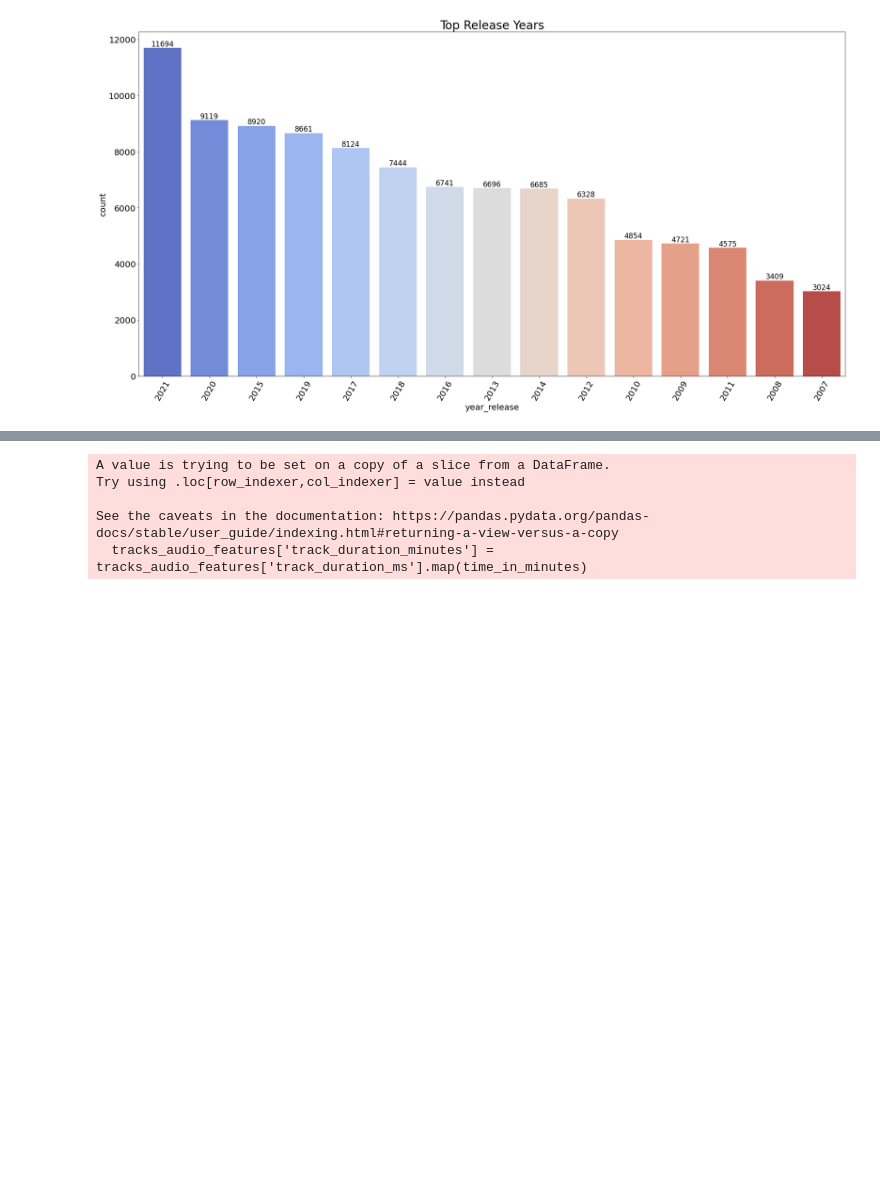
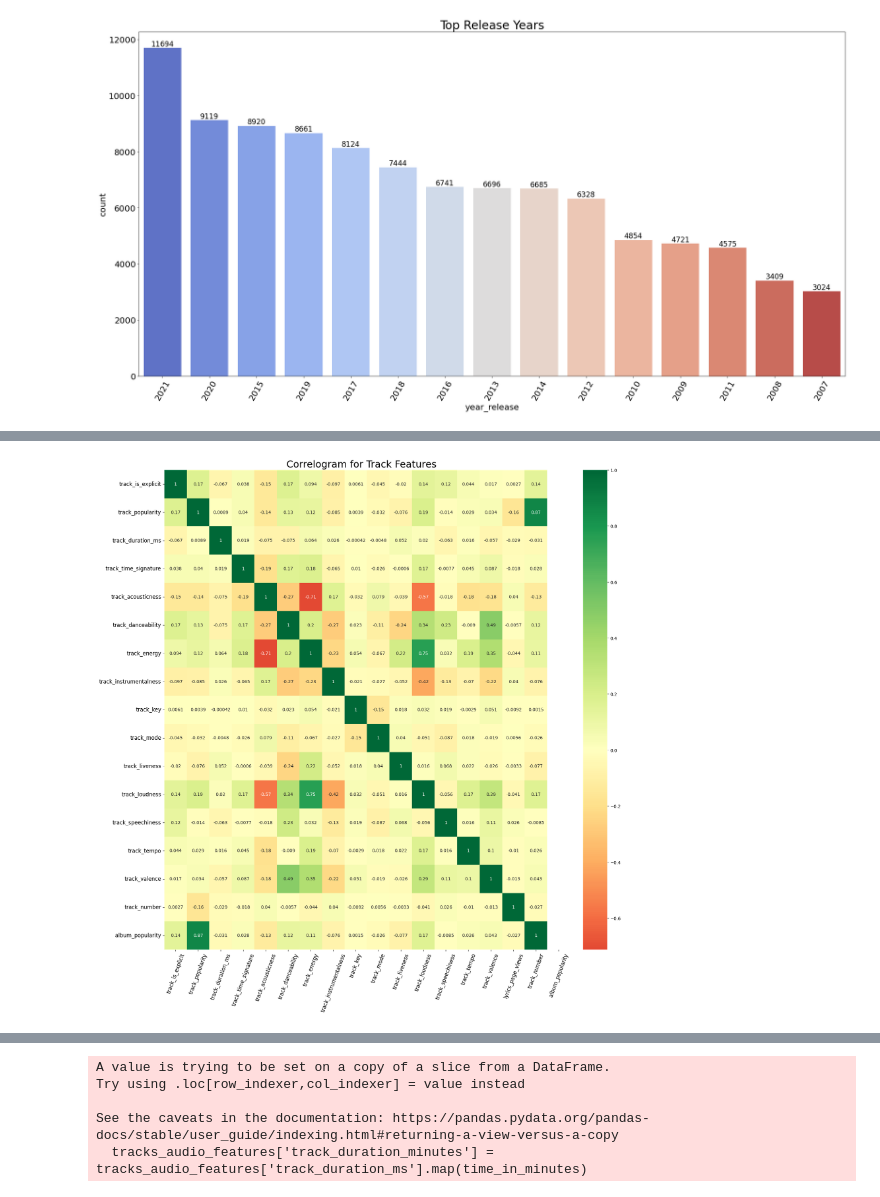
Before and after one commit to mariamabdelati/lyricalanalysis, a Jupyter notebook: 4_EDA/track_features_EDA.ipynb, the cells around one changed output, grey strips where cells are left out. Saved outputs shown, nothing was run; the diff lists cells and outputs as text; code cells hidden in the pictures; blank space fills up the shorter version.

```diff
--- a/4_EDA/track_features_EDA.ipynb
+++ b/4_EDA/track_features_EDA.ipynb
@@ -125,0 +179,12 @@ top_tracks.head()
+# %%
+# Plot
+plt.figure(figsize=(20,20), dpi= 100)
+seaborn.heatmap(tracks_audio_features.corr(), xticklabels=tracks_audio_features.corr().columns, yticklabels=tracks_audio_features.corr().columns, cmap='RdYlGn', center=0, annot=True)
+
+# Decorations
+plt.title('Correlogram for Track Features', fontsize=22)
+plt.xticks(fontsize=12,rotation=70)
+plt.yticks(fontsize=12)
+plt.show()
+# %% [output]
+[figure, added]
```
Also changed, not shown: parts of 21 cells of this notebook.
